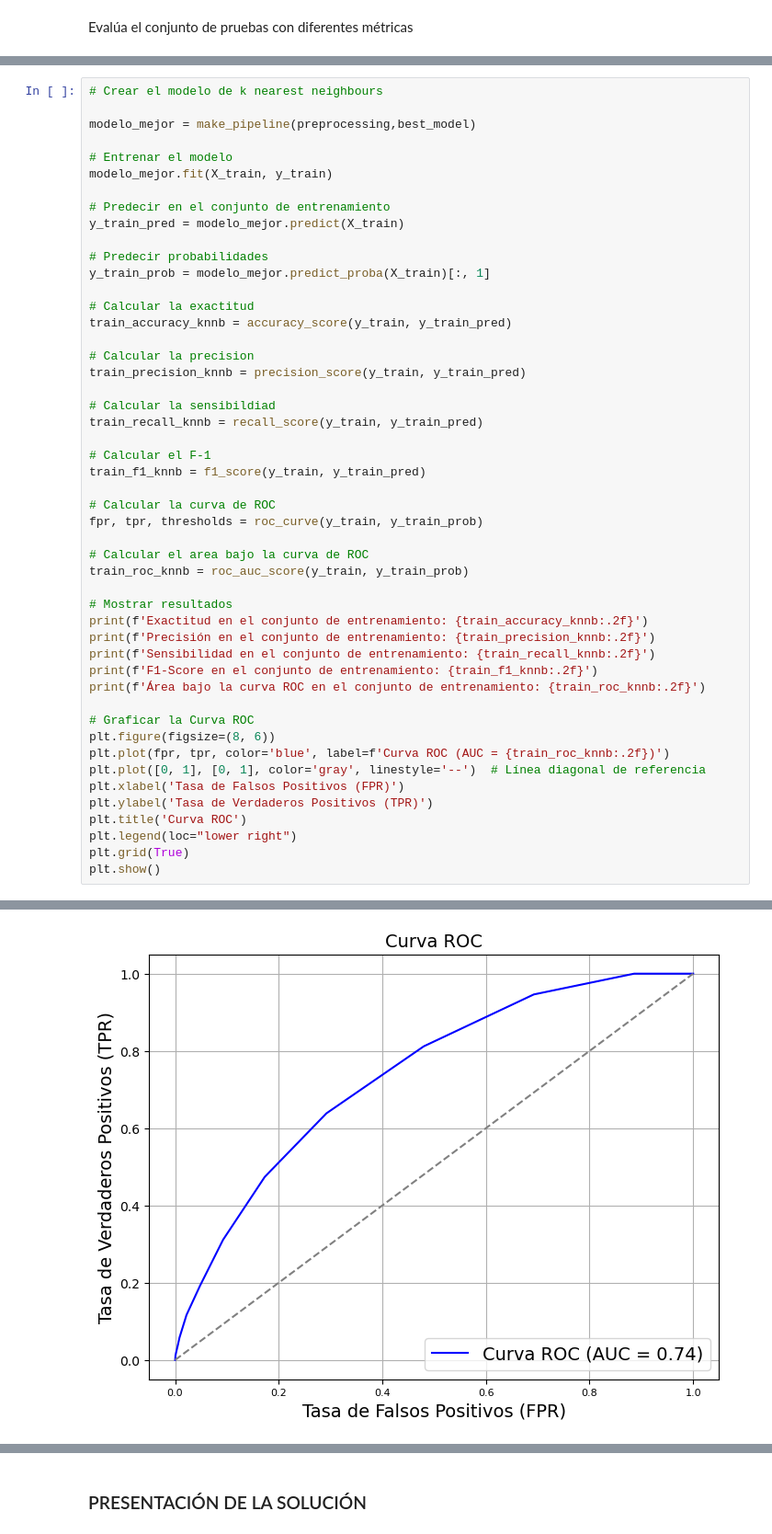
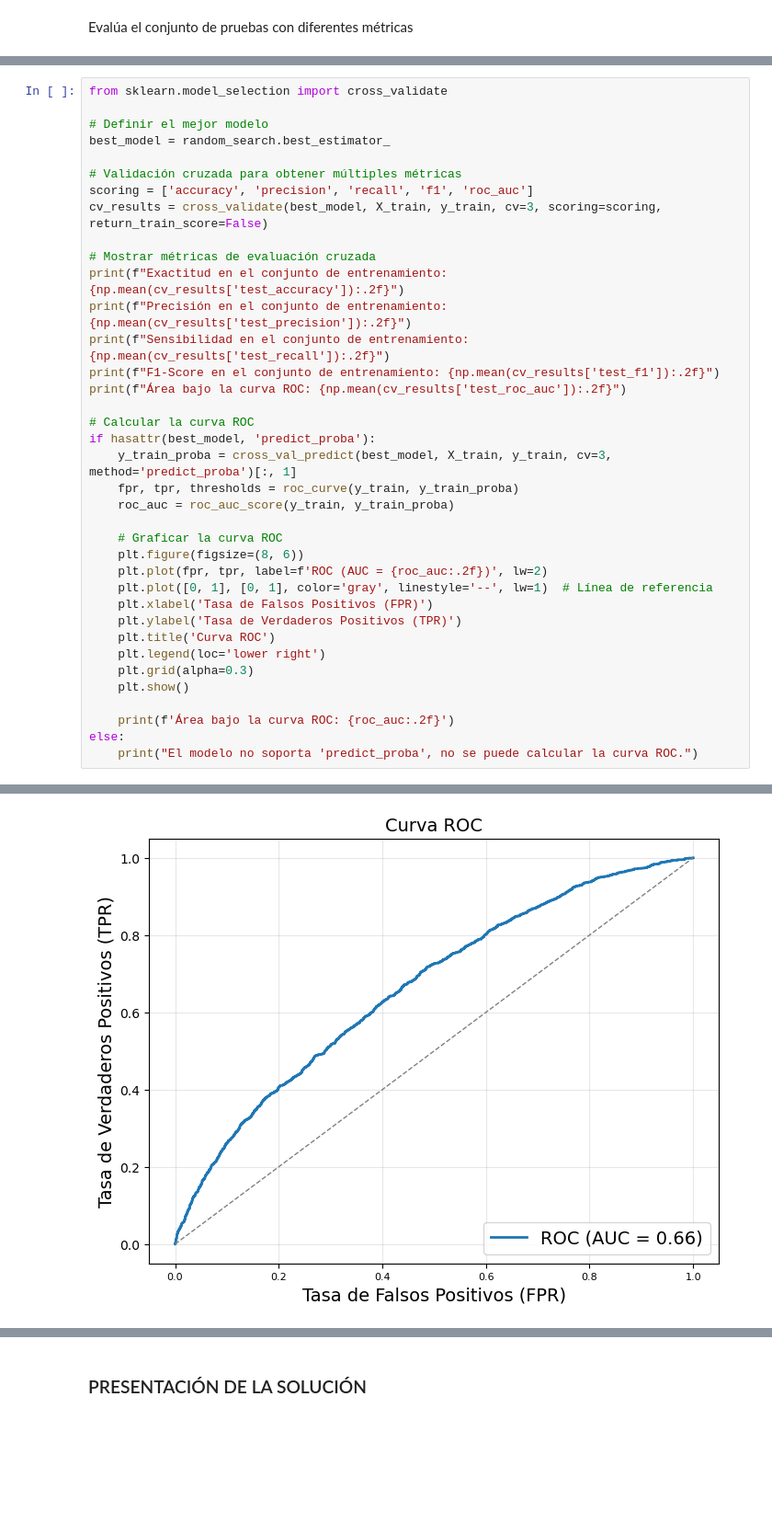
Before and after one commit to Mario-Lopez-Gonzalez/Python_clase, a Jupyter notebook: SAPA/Ejercicios/2_8Ejercicios.ipynb, the cells around one changed output, grey strips where cells are left out. Shown at 92% size. Saved outputs shown, nothing was run; the diff lists cells and outputs as text; blank space fills up the shorter version.

```diff
--- a/SAPA/Ejercicios/2_8Ejercicios.ipynb
+++ b/SAPA/Ejercicios/2_8Ejercicios.ipynb
@@ -606,51 +466,39 @@ Precisión en el conjunto de prueba: 0.8387265135699373
 # %%
-# Crear el modelo de k nearest neighbours
+from sklearn.model_selection import cross_validate
 
-modelo_mejor = make_pipeline(preprocessing,best_model)
+# Definir el mejor modelo
+best_model = random_search.best_estimator_
 
-# Entrenar el modelo
-modelo_mejor.fit(X_train, y_train)
+# Validación cruzada para obtener múltiples métricas
+scoring = ['accuracy', 'precision', 'recall', 'f1', 'roc_auc']
+cv_results = cross_validate(best_model, X_train, y_train, cv=3, scoring=scoring, return_train_score=False)
 
-# Predecir en el conjunto de entrenamiento
-y_train_pred = modelo_mejor.predict(X_train)
+# Mostrar métricas de evaluación cruzada
+print(f"Exactitud en el conjunto de entrenamiento: {np.mean(cv_results['test_accuracy']):.2f}")
+print(f"Precisión en el conjunto de entrenamiento: {np.mean(cv_results['test_precision']):.2f}")
+print(f"Sensibilidad en el conjunto de entrenamiento: {np.mean(cv_results['test_recall']):.2f}")
+print(f"F1-Score en el conjunto de entrenamiento: {np.mean(cv_results['test_f1']):.2f}")
+print(f"Área bajo la curva ROC: {np.mean(cv_results['test_roc_auc']):.2f}")
 
-# Predecir probabilidades
-y_train_prob = modelo_mejor.predict_proba(X_train)[:, 1]
+# Calcular la curva ROC
+if hasattr(best_model, 'predict_proba'):
+    y_train_proba = cross_val_predict(best_model, X_train, y_train, cv=3, method='predict_proba')[:, 1]
+    fpr, tpr, thresholds = roc_curve(y_train, y_train_proba)
+    roc_auc = roc_auc_score(y_train, y_train_proba)
 
-# Calcular la exactitud
-train_accuracy_knnb = accuracy_score(y_train, y_train_pred)
+    # Graficar la curva ROC
+    plt.figure(figsize=(8, 6))
+    plt.plot(fpr, tpr, label=f'ROC (AUC = {roc_auc:.2f})', lw=2)
+    plt.plot([0, 1], [0, 1], color='gray', linestyle='--', lw=1)  # Línea de referencia
+    plt.xlabel('Tasa de Falsos Positivos (FPR)')
+    plt.ylabel('Tasa de Verdaderos Positivos (TPR)')
+    plt.title('Curva ROC')
+    plt.legend(loc='lower right')
+    plt.grid(alpha=0.3)
+    plt.show()
 
-# Calcular la precision
-train_precision_knnb = precision_score(y_train, y_train_pred)
-
-# Calcular la sensibildiad
-train_recall_knnb = recall_score(y_train, y_train_pred)
-
-# Calcular el F-1
-train_f1_knnb = f1_score(y_train, y_train_pred)
-
-# Calcular la curva de ROC
-fpr, tpr, thresholds = roc_curve(y_train, y_train_prob)
-
-# Calcular el area bajo la curva de ROC
-train_roc_knnb = roc_auc_score(y_train, y_train_prob)
-
-# Mostrar resultados
-print(f'Exactitud en el conjunto de entrenamiento: {train_accuracy_knnb:.2f}')
-print(f'Precisión en el conjunto de entrenamiento: {train_precision_knnb:.2f}')
-print(f'Sensibilidad en el conjunto de entrenamiento: {train_recall_knnb:.2f}')
-print(f'F1-Score en el conjunto de entrenamiento: {train_f1_knnb:.2f}')
-print(f'Área bajo la curva ROC en el conjunto de entrenamiento: {train_roc_knnb:.2f}')
-
-# Graficar la Curva ROC
-plt.figure(figsize=(8, 6))
-plt.plot(fpr, tpr, color='blue', label=f'Curva ROC (AUC = {train_roc_knnb:.2f})')
-plt.plot([0, 1], [0, 1], color='gray', linestyle='--')  # Línea diagonal de referencia
-plt.xlabel('Tasa de Falsos Positivos (FPR)')
-plt.ylabel('Tasa de Verdaderos Positivos (TPR)')
-plt.title('Curva ROC')
-plt.legend(loc="lower right")
-plt.grid(True)
-plt.show()
+    print(f'Área bajo la curva ROC: {roc_auc:.2f}')
+else:
+    print("El modelo no soporta 'predict_proba', no se puede calcular la curva ROC.")
 # %% [output]
 Exactitud en el conjunto de entrenamiento: 0.84
@@ -661 +509 @@ F1-Score en el conjunto de entrenamiento: 0.04
-[figure, old version]
+[figure, new version]
```
Also changed, not shown: parts of 14 cells of this notebook, 2 other files.
